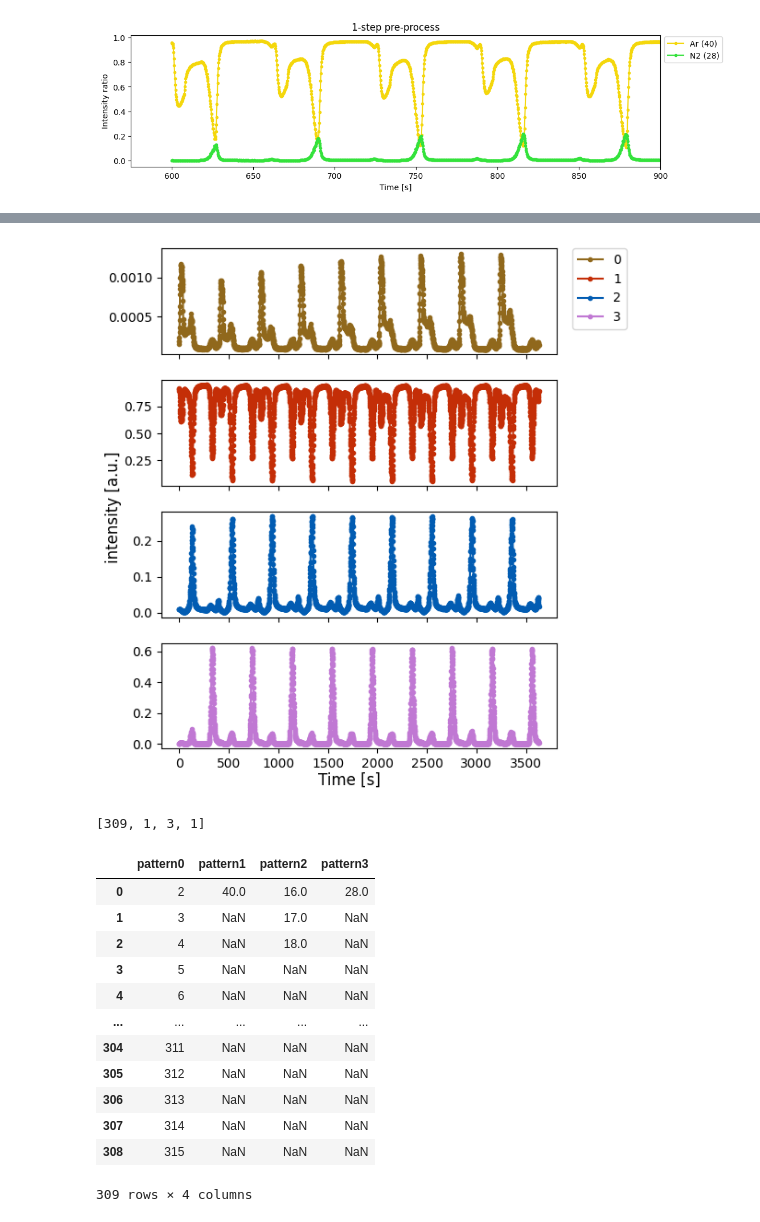
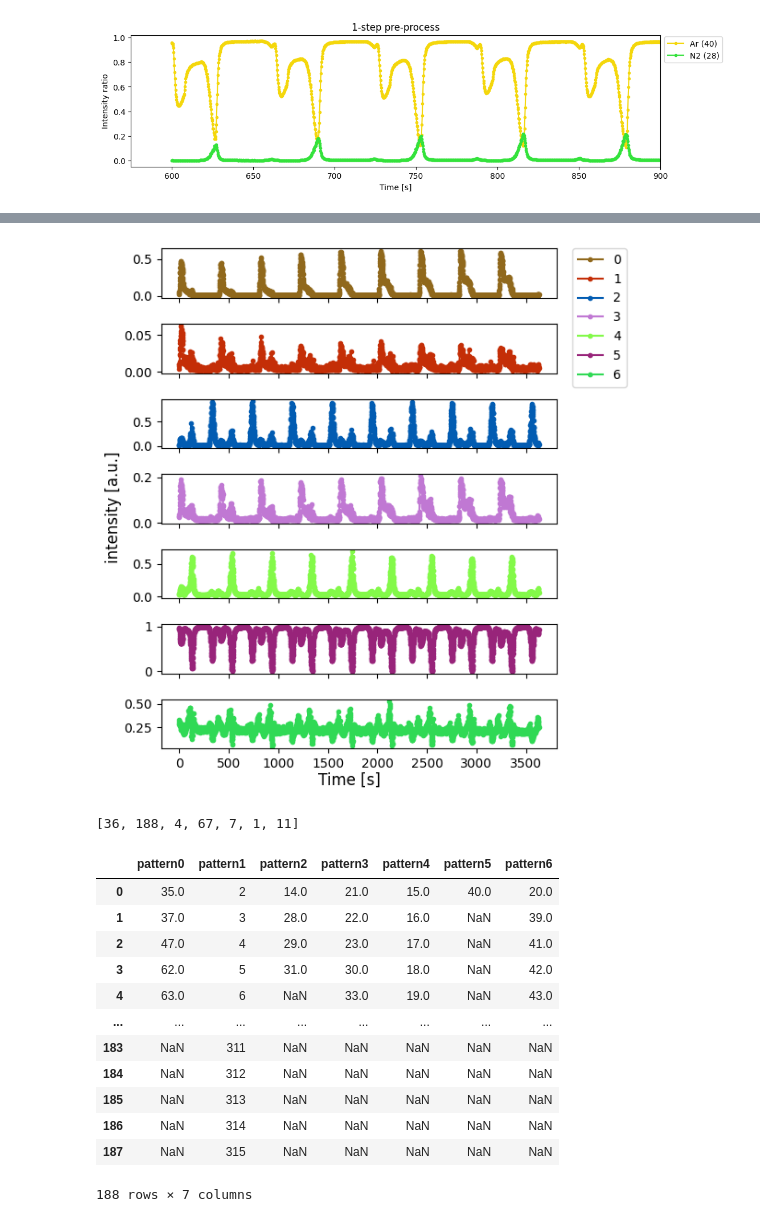
Before and after one commit to 24shiny/TOF_data, a Jupyter notebook: comparison/p4_clustering.ipynb, the cells around one changed output, grey strips where cells are left out. Cells and saved outputs as stored; diff of their text form; code cells hidden in the pictures.

```diff
--- a/comparison/p4_clustering.ipynb
+++ b/comparison/p4_clustering.ipynb
@@ -101,5 +104,5 @@ plt.show()
 # %%
-k = 8
+k = 7
 km = KMeans(n_clusters=k, random_state=42)
 km.fit(df1_pre_scaled.T)
 
@@ -134,6 +137,6 @@ df_labeled = []
 for i in range(0,k):
     df_labeled.append(pd.DataFrame(wv_labled[i], columns=[f'pattern{i}']))
 df_labeled = pd.concat([i for i in df_labeled], axis=1)
-pattern.to_csv(f'data/1step_pre_patterns.csv')
+df_labeled.to_csv(f'data/1step_pre_patterns.csv')
 df_labeled
 # %% [output]
@@ -171,5 +187,5 @@ plt.show()
 # %%
-k = 4
+k = 7
 km = KMeans(n_clusters=k, random_state=42)
 km.fit(df2_pre_scaled.T)
 
@@ -178,47 +194,47 @@ import random
 random.seed(30)
 colors = ["#"+''.join([random.choice('0123456789ABCDEF') for j in range(6)])
              for i in range(10)]
 
 # colors
 label_color = colors
 
 # draw cluster centers
 fig, axs = plt.subplots(k,1, sharex=True, figsize=(5,6))
 fig.tight_layout(pad=1)
 for idx, val in enumerate(km.cluster_centers_):
     axs[idx].plot(val,'.-',color=label_color[idx])
 
 fig.supxlabel('Time [s]', y=-0.01)
 fig.supylabel('intensity [a.u.]', x=-0.03)
 fig.legend(set(km.labels_), bbox_to_anchor=(0.97, 0.98), loc='upper left')
-fig.savefig(f'data/figure/2step_pre_patterns.png', bbox_inches='tight')
+# fig.savefig(f'data/figure/2step_pre_patterns.png', bbox_inches='tight')
 plt.show()
 
 # num of elements1
 wv_labled = []
 for i in range(k):
     wv_labled.append(df2_pre_scaled.T[km.labels_==i].index.tolist())
 print([len(i) for i in wv_labled])
 
 df_labeled = []
 for i in range(0,k):
     df_labeled.append(pd.DataFrame(wv_labled[i], columns=[f'pattern{i}']))
 df_labeled = pd.concat([i for i in df_labeled], axis=1)
-pattern.to_csv(f'data/2step_pre_patterns.csv')
+# df_labeled.to_csv(f'data/2step_pre_patterns.csv')
 df_labeled
 # %% [output]
-[figure, old version]
+[figure, new version]
-[309, 1, 3, 1]
+[36, 188, 4, 67, 7, 1, 11]
-|  | pattern0 | pattern1 | pattern2 | pattern3 |
-| 0 | 2 | 40.0 | 16.0 | 28.0 |
-| 1 | 3 | NaN | 17.0 | NaN |
-| 2 | 4 | NaN | 18.0 | NaN |
-| 3 | 5 | NaN | NaN | NaN |
-| 4 | 6 | NaN | NaN | NaN |
-| ... | ... | ... | ... | ... |
-| 304 | 311 | NaN | NaN | NaN |
-| 305 | 312 | NaN | NaN | NaN |
-| 306 | 313 | NaN | NaN | NaN |
-| 307 | 314 | NaN | NaN | NaN |
-| 308 | 315 | NaN | NaN | NaN |
+|  | pattern0 | pattern1 | pattern2 | pattern3 | pattern4 | pattern5 | pattern6 |
+| 0 | 35.0 | 2 | 14.0 | 21.0 | 15.0 | 40.0 | 20.0 |
+| 1 | 37.0 | 3 | 28.0 | 22.0 | 16.0 | NaN | 39.0 |
+| 2 | 47.0 | 4 | 29.0 | 23.0 | 17.0 | NaN | 41.0 |
+| 3 | 62.0 | 5 | 31.0 | 30.0 | 18.0 | NaN | 42.0 |
+| 4 | 63.0 | 6 | NaN | 33.0 | 19.0 | NaN | 43.0 |
+| ... | ... | ... | ... | ... | ... | ... | ... |
+| 183 | NaN | 311 | NaN | NaN | NaN | NaN | NaN |
+| 184 | NaN | 312 | NaN | NaN | NaN | NaN | NaN |
+| 185 | NaN | 313 | NaN | NaN | NaN | NaN | NaN |
+| 186 | NaN | 314 | NaN | NaN | NaN | NaN | NaN |
+| 187 | NaN | 315 | NaN | NaN | NaN | NaN | NaN |
-309 rows × 4 columns
+188 rows × 7 columns
```
Also changed, not shown: parts of 17 cells of this notebook.
